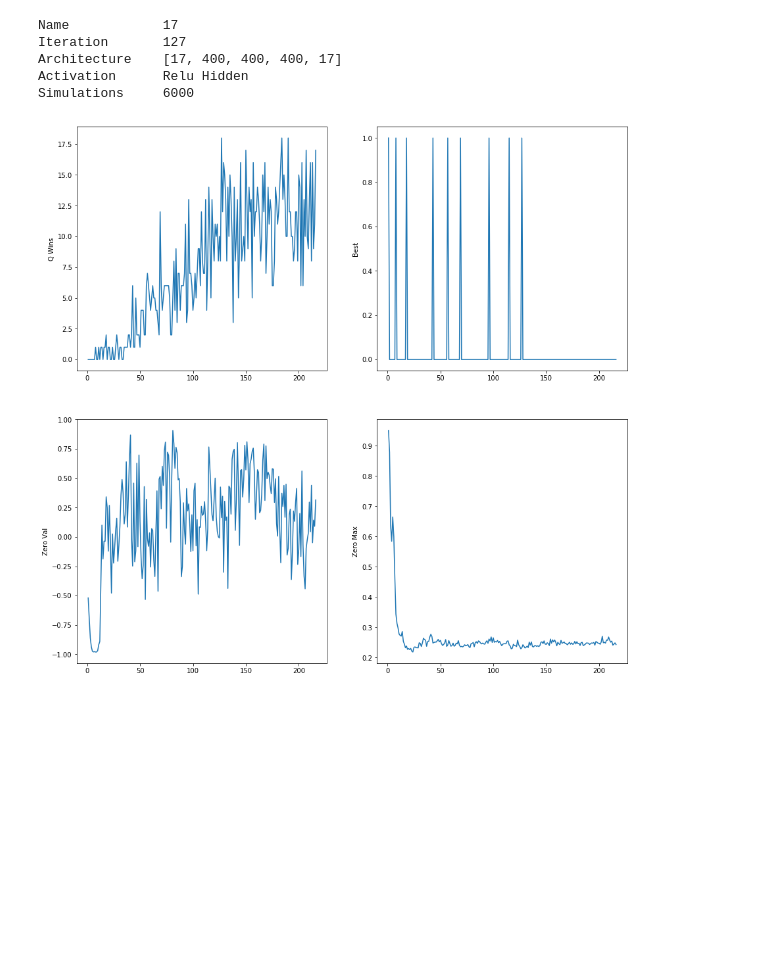
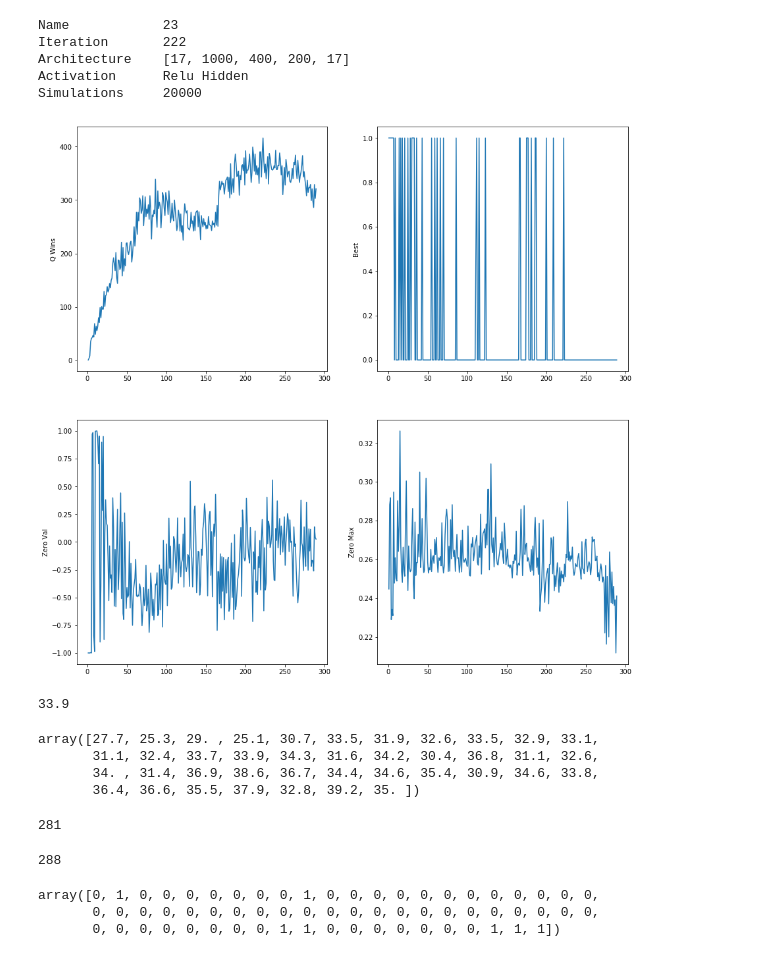
Before and after one commit to abeoliver/Deep-Notakto, a Jupyter notebook: deepnotakto/Agent Explorer.ipynb, the cells around one changed output. Cells and saved outputs as stored; diff of their text form; code cells hidden in the pictures; blank space fills up the shorter version.

```diff
--- a/deepnotakto/Agent Explorer.ipynb
+++ b/deepnotakto/Agent Explorer.ipynb
@@ -14,33 +14,57 @@ import agents.qtree as qtree
 import statistics
 # %%
 # Load the desired agent
-version = 17
+version = 23
 size = 4
 PATH = "agents/saves/{size}x{size}/{version}_best.npz".format(size = size, version = version)
 STATS_PATH = "agents/saves/{size}x{size}/{version}.stats".format(size = size, version = version)
 #PATH = "agents/saves/board/{size}x{size}/{version}_best.npz".format(size = size, version = version)
 #STATS_PATH = "agents/saves/board/{size}x{size}/{version}.stats".format(size = size, version = version)
 AGENT_PLAYER = 2
 agent = util.load_agent(PATH, qtree.QTree)
 stats = statistics.group_stats_by_type(statistics.get_stats(STATS_PATH))
 # Output the description of given agent
 print("Name\t\t{}\nIteration\t{}\nArchitecture\t{}\nActivation\t{} {}\nSimulations\t{}".format(
     agent.name, agent.iteration, agent.layers, agent.activation_func_name.title(), agent.activation_type.title(), stats["meta"]["simulations"]))
 # Create game setting
 env = Env(agent.size)
 r = RandomAgent(env)
 h = Human()
-agent.mode("q")
 # Display stats
 desired = ["q_wins", "best", "zero_val", "zero_max"]
 statistics.plot_value(stats, desired, fig_size = (15, 15), best_fit = False)
 # %% [output]
-Name            17
-Iteration       127
-Architecture    [17, 400, 400, 400, 17]
+Name            23
+Iteration       222
+Architecture    [17, 1000, 400, 200, 17]
 Activation      Relu Hidden
-Simulations     6000
+Simulations     20000
-[figure, old version]
+[figure, new version]
+# %%
+max(stats["q_wins"][:112])/10
+# %% [output]
+33.9
+# %%
+np.array(stats["q_wins"][160:200])/10
+# %% [output]
+array([27.7, 25.3, 29. , 25.1, 30.7, 33.5, 31.9, 32.6, 33.5, 32.9, 33.1,
+       31.1, 32.4, 33.7, 33.9, 34.3, 31.6, 34.2, 30.4, 36.8, 31.1, 32.6,
+       34. , 31.4, 36.9, 38.6, 36.7, 34.4, 34.6, 35.4, 30.9, 34.6, 33.8,
+       36.4, 36.6, 35.5, 37.9, 32.8, 39.2, 35. ])
+# %%
+stats["q_wins"][113]
+# %% [output]
+281
+# %%
+len(stats["q_wins"])
+# %% [output]
+288
+# %%
+np.array(stats["best"][112:176])*1
+# %% [output]
+array([0, 1, 0, 0, 0, 0, 0, 0, 0, 1, 0, 0, 0, 0, 0, 0, 0, 0, 0, 0, 0, 0,
+       0, 0, 0, 0, 0, 0, 0, 0, 0, 0, 0, 0, 0, 0, 0, 0, 0, 0, 0, 0, 0, 0,
+       0, 0, 0, 0, 0, 0, 0, 0, 1, 1, 0, 0, 0, 0, 0, 0, 0, 1, 1, 1])
 # %%
 # Run a visual game against a random opponent
 players = [agent, r]
```
Also changed, not shown: parts of 4 cells of this notebook, 28 other files.
